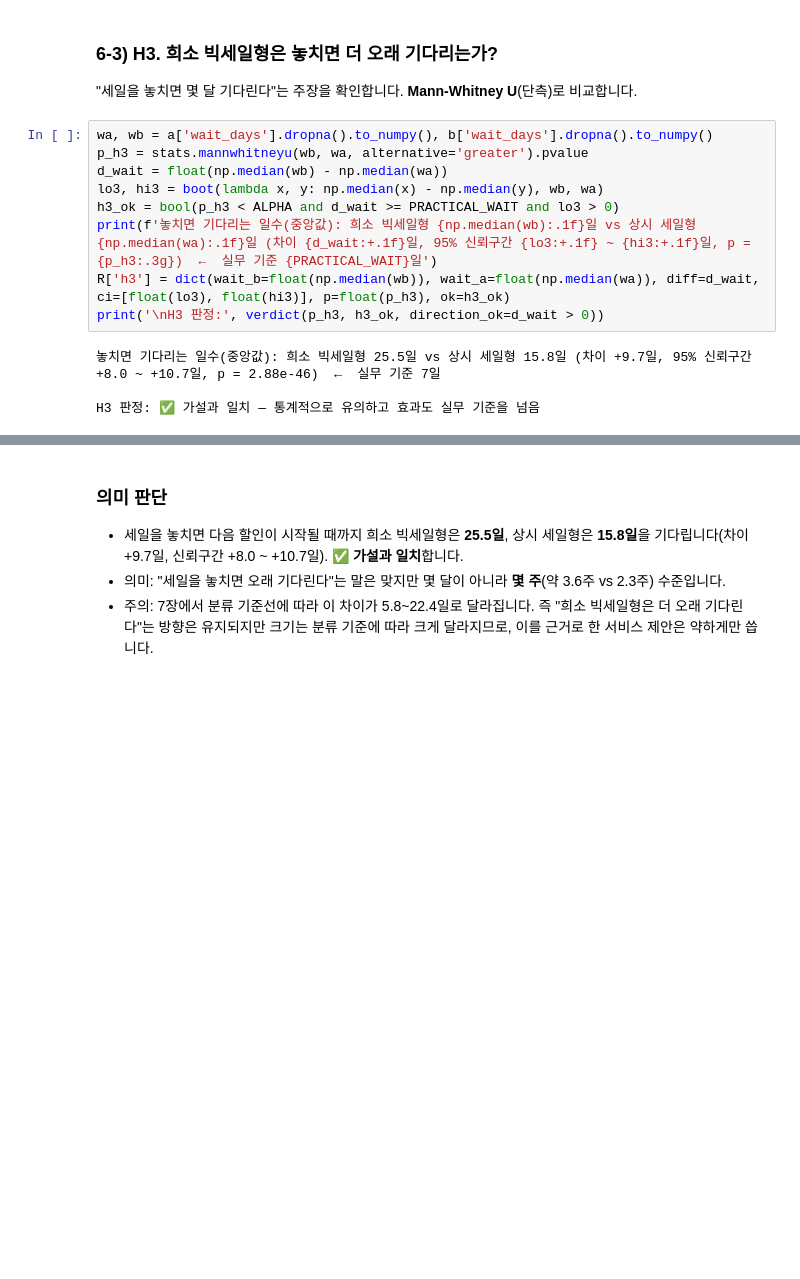
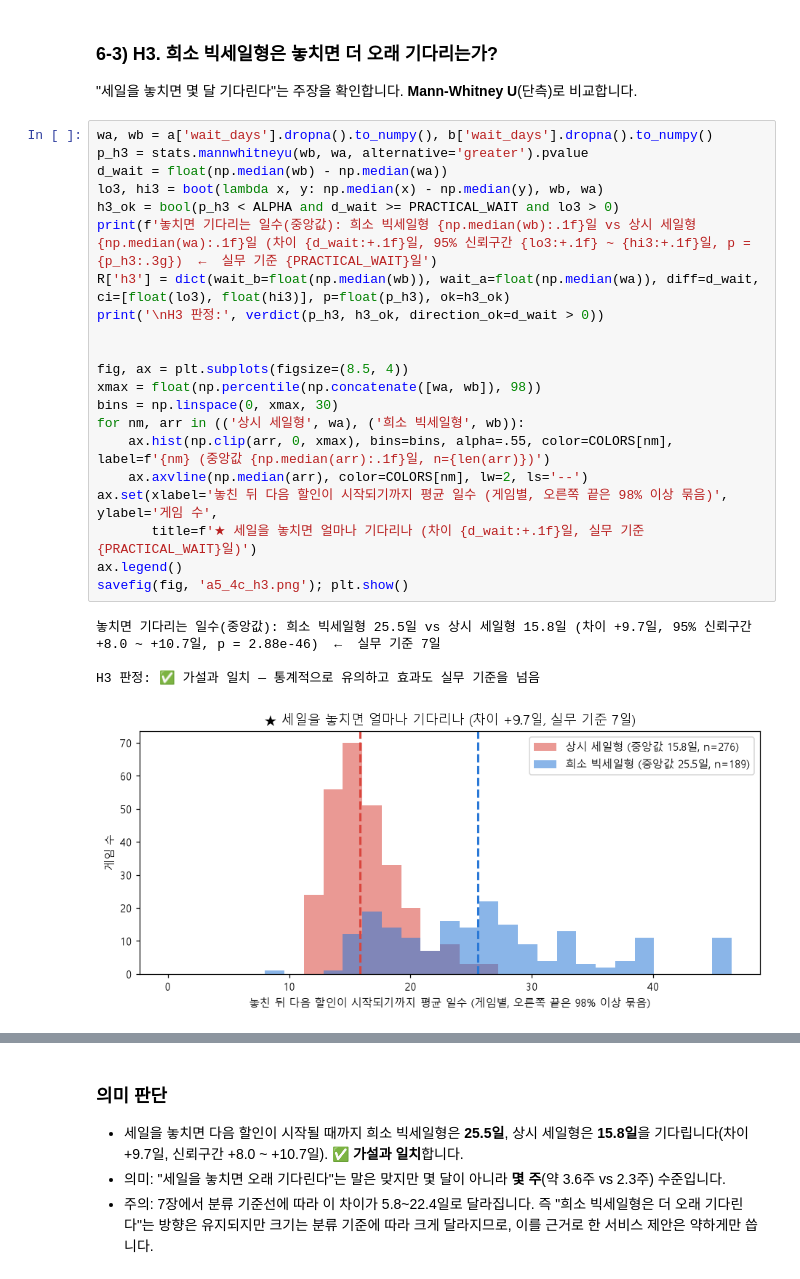
Before and after one commit to jyk222000/game-nuri, a Jupyter notebook: analysis/notebooks/executed/05_A5_할인유형진정성_실행결과.ipynb, the cells around one changed output, grey strips where cells are left out. Drawn from its saved outputs; the diff is of its cells as text; blank space fills up the shorter version.

```diff
--- a/analysis/notebooks/executed/05_A5_할인유형진정성_실행결과.ipynb
+++ b/analysis/notebooks/executed/05_A5_할인유형진정성_실행결과.ipynb
@@ -563,13 +563,26 @@ H2 판정: ✅ 가설과 일치 — 통계적으로 유의하고 효과도 실
 # %%
 wa, wb = a['wait_days'].dropna().to_numpy(), b['wait_days'].dropna().to_numpy()
 p_h3 = stats.mannwhitneyu(wb, wa, alternative='greater').pvalue
 d_wait = float(np.median(wb) - np.median(wa))
 lo3, hi3 = boot(lambda x, y: np.median(x) - np.median(y), wb, wa)
 h3_ok = bool(p_h3 < ALPHA and d_wait >= PRACTICAL_WAIT and lo3 > 0)
 print(f'놓치면 기다리는 일수(중앙값): 희소 빅세일형 {np.median(wb):.1f}일 vs 상시 세일형 {np.median(wa):.1f}일 (차이 {d_wait:+.1f}일, 95% 신뢰구간 {lo3:+.1f} ~ {hi3:+.1f}일, p = {p_h3:.3g})  ←  실무 기준 {PRACTICAL_WAIT}일')
 R['h3'] = dict(wait_b=float(np.median(wb)), wait_a=float(np.median(wa)), diff=d_wait, ci=[float(lo3), float(hi3)], p=float(p_h3), ok=h3_ok)
 print('\nH3 판정:', verdict(p_h3, h3_ok, direction_ok=d_wait > 0))
+
+
+fig, ax = plt.subplots(figsize=(8.5, 4))
+xmax = float(np.percentile(np.concatenate([wa, wb]), 98))
+bins = np.linspace(0, xmax, 30)
+for nm, arr in (('상시 세일형', wa), ('희소 빅세일형', wb)):
+    ax.hist(np.clip(arr, 0, xmax), bins=bins, alpha=.55, color=COLORS[nm], label=f'{nm} (중앙값 {np.median(arr):.1f}일, n={len(arr)})')
+    ax.axvline(np.median(arr), color=COLORS[nm], lw=2, ls='--')
+ax.set(xlabel='놓친 뒤 다음 할인이 시작되기까지 평균 일수 (게임별, 오른쪽 끝은 98% 이상 묶음)', ylabel='게임 수',
+       title=f'★ 세일을 놓치면 얼마나 기다리나 (차이 {d_wait:+.1f}일, 실무 기준 {PRACTICAL_WAIT}일)')
+ax.legend()
+savefig(fig, 'a5_4c_h3.png'); plt.show()
 # %% [output]
 놓치면 기다리는 일수(중앙값): 희소 빅세일형 25.5일 vs 상시 세일형 15.8일 (차이 +9.7일, 95% 신뢰구간 +8.0 ~ +10.7일, p = 2.88e-46)  ←  실무 기준 7일
 
 H3 판정: ✅ 가설과 일치 — 통계적으로 유의하고 효과도 실무 기준을 넘음
+[figure, added]
```
Also changed, not shown: parts of 6 cells of this notebook, 4 other files.
